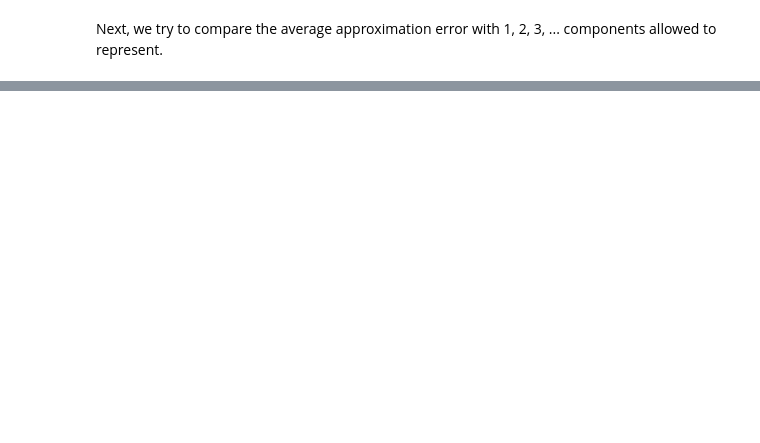
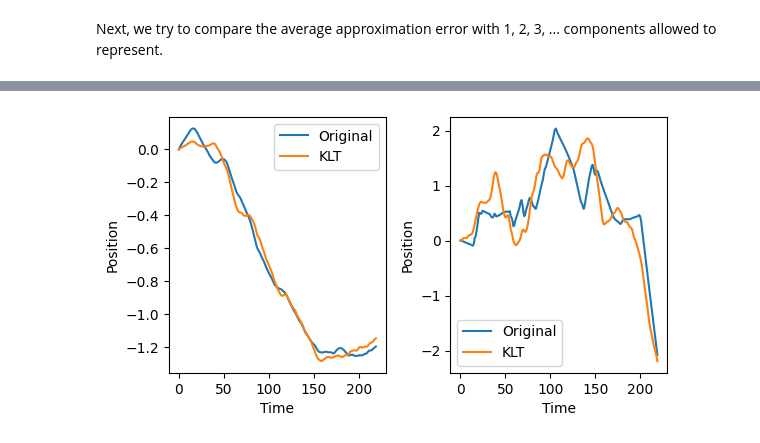
Before and after one commit to thinhhoang95/anomaly-detection-ngsim2, a Jupyter notebook: pwms_spherical/M_terms_approx_performance_LATERAL.ipynb, the cells around one changed output, grey strips where cells are left out. Cells and saved outputs as stored; diff of their text form; code cells hidden in the pictures; blank space fills up the shorter version.

```diff
--- a/pwms_spherical/M_terms_approx_performance_LATERAL.ipynb
+++ b/pwms_spherical/M_terms_approx_performance_LATERAL.ipynb
@@ -307,0 +309,21 @@ plt.savefig('approx_x.pdf', bbox_inches='tight')
+# %%
+# Plot some trajectories and the approximation
+plt.figure(figsize=(6,6))
+plt.subplot(2,2,1)
+plt.plot(test_set[0,:220], label='Original')
+plt.plot(klt_scores[0,:max_components_allowed] @ klt_basis[:max_components_allowed,:220], label='KLT')
+plt.xlabel('Time')
+plt.ylabel('Position')
+plt.legend()
+
+plt.subplot(2,2,2)
+plt.plot(test_set[1,:220], label='Original')
+plt.plot(klt_scores[1,:max_components_allowed] @ klt_basis[:max_components_allowed,:220], label='KLT')
+plt.xlabel('Time')
+plt.ylabel('Position')
+plt.legend()
+
+plt.tight_layout()
+plt.savefig('approx_x_2.pdf', bbox_inches='tight')
+# %% [output]
+[figure, added]
```
Also changed, not shown: parts of 6 cells of this notebook, 31 other files.
